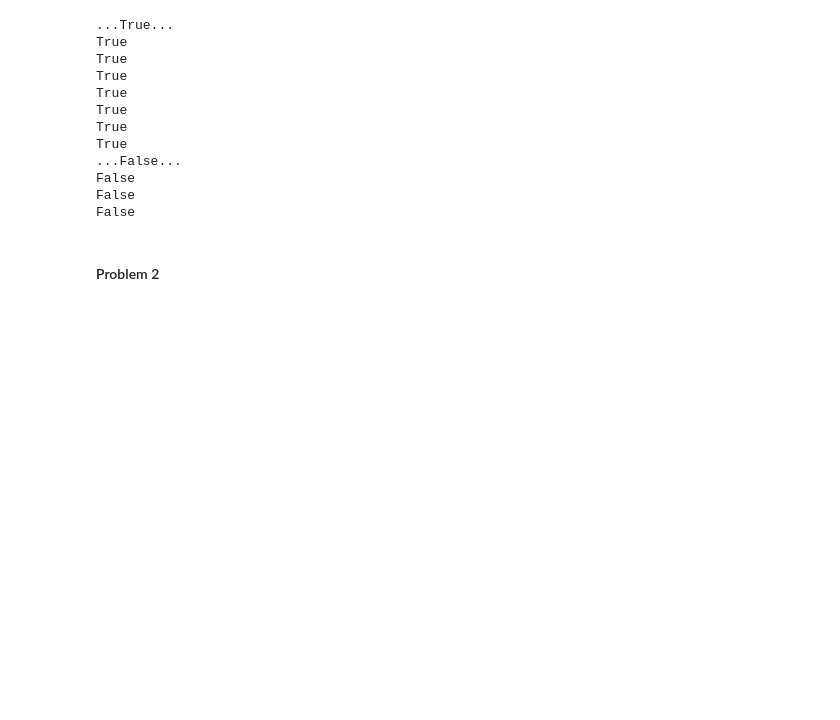
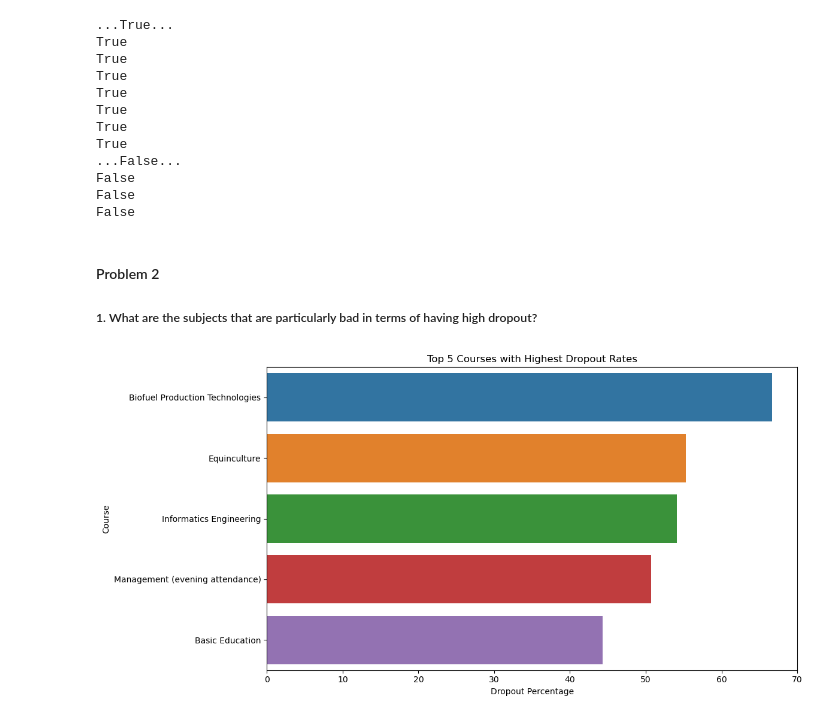
Before and after one commit to erdemhalil/DIT376-PDS, a Jupyter notebook: Assignment 8/a8.ipynb, the cells around one changed output. Cells and saved outputs as stored; diff of their text form; code cells hidden in the pictures; blank space fills up the shorter version.

```diff
--- a/Assignment 8/a8.ipynb
+++ b/Assignment 8/a8.ipynb
@@ -72,5 +72,52 @@ True
 False
 False
 False
-# %% [markdown]
-#### Problem 2
+# %% [markdown]
+#### Problem 2
+
+##### 1. What are the subjects that are particularly bad in terms of having high dropout?
+# %%
+import pandas as pd
+import seaborn as sns
+import matplotlib.pyplot as plt
+import re
+
+# Read the data
+data = pd.read_csv("data.csv", sep=";")
+data_info = pd.read_csv("Data_L15_info.csv", sep=",")
+
+# Calculate dropout percentage per course
+students_per_course = data.groupby("Course").size()
+dropouts_per_course = data[data["Target"] == "Dropout"].groupby("Course").size()
+# Sort courses by dropout rate in descending order
+dropout_percentage = ((dropouts_per_course / students_per_course) * 100).sort_values(ascending=False)
+
+# Extract course descriptions from info data so we can use it in the graph
+course_descriptions = data_info[data_info["Attribute Name"] == "Course"]["Description"].iloc[0]
+parts = re.split(r"(?=\b\d+ -)", course_descriptions)
+course_map = {}
+for part in parts:
+    if "-" in part:
+        code, name = [item.strip() for item in part.split("-")]
+        course_map[int(code)] = name
+
+# Create a dataframe to plot containing the string course name
+dropout_df = pd.DataFrame({
+    "course": dropout_percentage.index.map(course_map),
+    "dropout_rate": dropout_percentage.values
+})
+
+# Plot the courses with the highest dropout rates
+plt.figure(figsize=(12, 6))
+sns.barplot(
+    data=dropout_df.head(5),
+    x = "dropout_rate",
+    y = "course"
+)
+plt.title("Top 5 Courses with Highest Dropout Rates")
+plt.xlabel("Dropout Percentage")
+plt.ylabel("Course")
+plt.tight_layout()
+plt.show()
+# %% [output]
+[figure, added]
```
Also changed, not shown: parts of 17 cells of this notebook.
